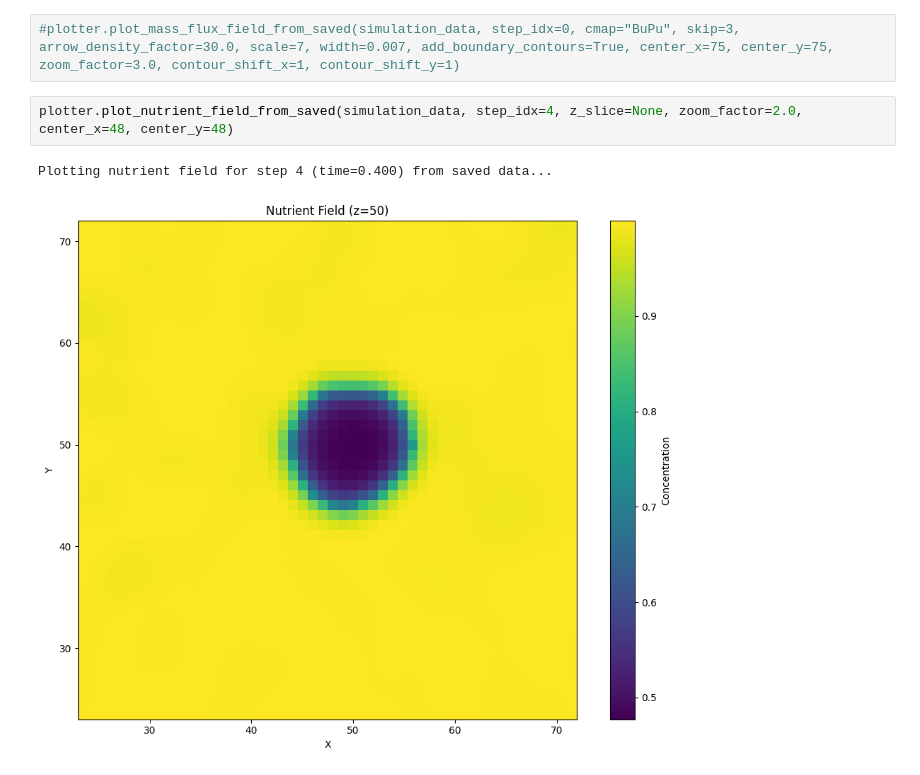
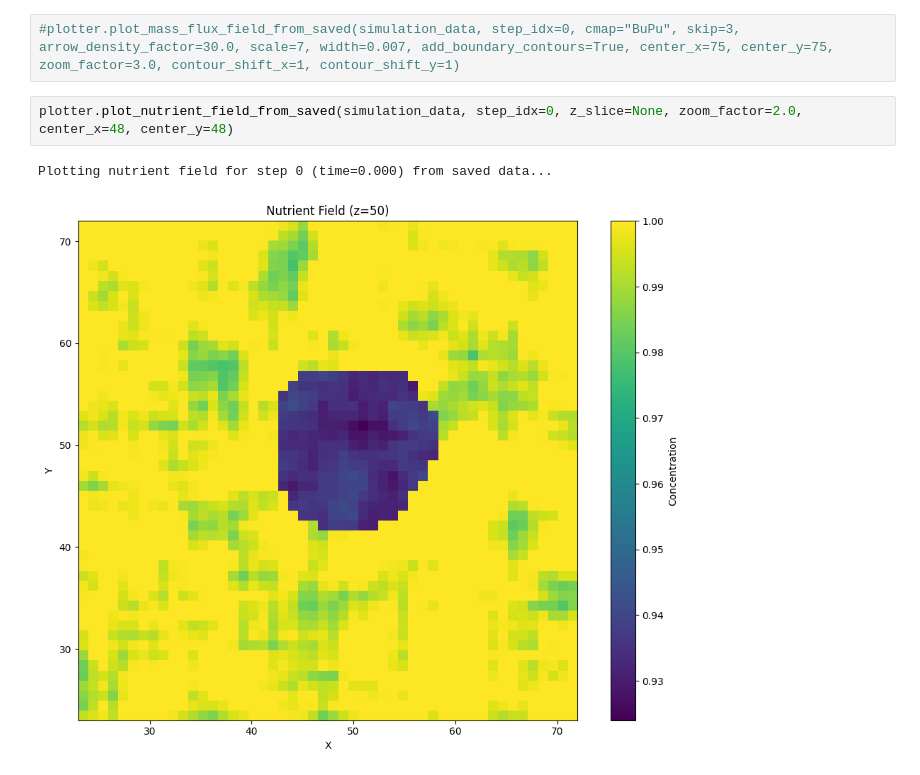
Before and after one commit to rmcnamara101/SCIE3212, a Jupyter notebook: laboratory/physics_fields/physics_fields_validation.ipynb, the cells around one changed output. Cells and saved outputs as stored; diff of their text form.

```diff
--- a/laboratory/physics_fields/physics_fields_validation.ipynb
+++ b/laboratory/physics_fields/physics_fields_validation.ipynb
@@ -93,10 +93,10 @@ Plotting mass flux field for population 0, step 0 (time=0.000) from saved data..
 # %%
 #plotter.plot_mass_flux_field_from_saved(simulation_data, step_idx=0, cmap="BuPu", skip=3, arrow_density_factor=30.0, scale=7, width=0.007, add_boundary_contours=True, center_x=75, center_y=75, zoom_factor=3.0, contour_shift_x=1, contour_shift_y=1)
 # %%
-plotter.plot_nutrient_field_from_saved(simulation_data, step_idx=4, z_slice=None, zoom_factor=2.0, center_x=48, center_y=48)
+plotter.plot_nutrient_field_from_saved(simulation_data, step_idx=0, z_slice=None, zoom_factor=2.0, center_x=48, center_y=48)
 # %% [output]
-Plotting nutrient field for step 4 (time=0.400) from saved data...
+Plotting nutrient field for step 0 (time=0.000) from saved data...
-[figure, old version]
+[figure, new version]
 # %%
 plotter.plot_source_terms_from_saved(simulation_data, step_idx=3, cmap="GnBu", z_slice=None, show_plot=True, zoom_factor=3.0, center_x=48, center_y=48)
 # %% [output]
```
Also changed, not shown: parts of 8 cells of this notebook, 14 other files.
